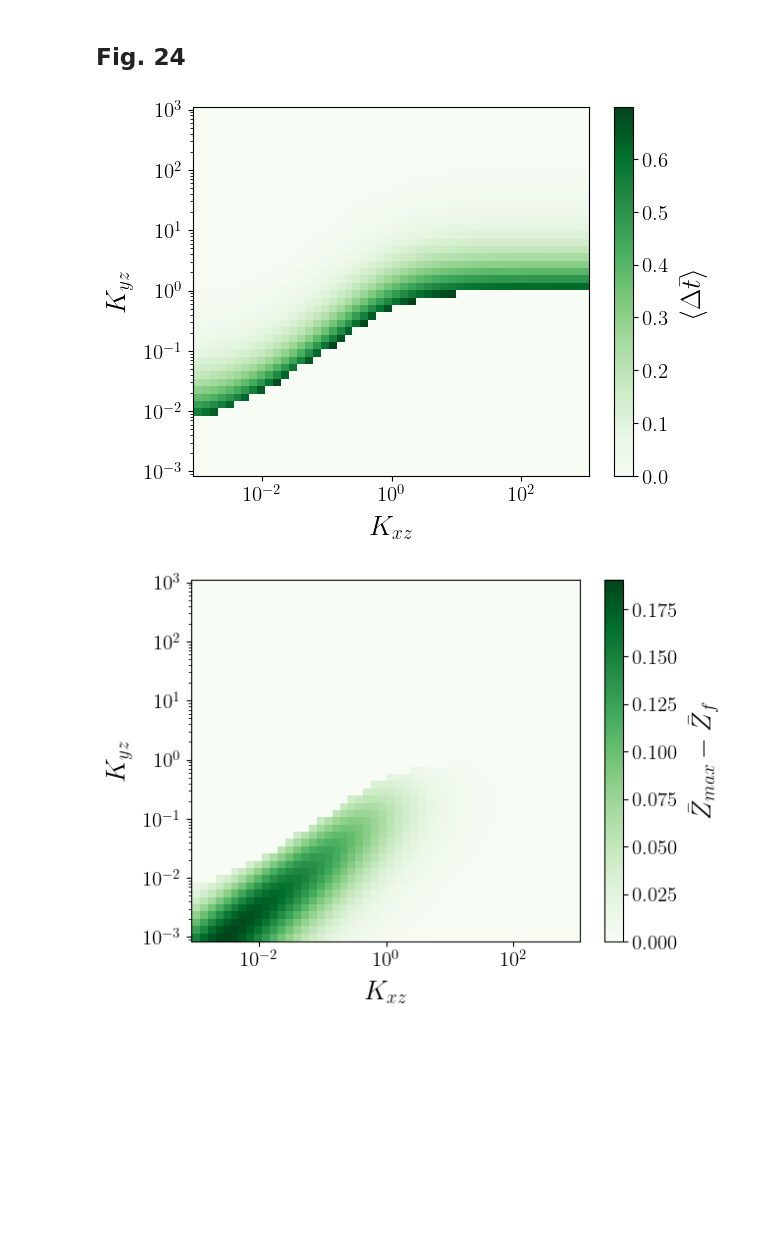
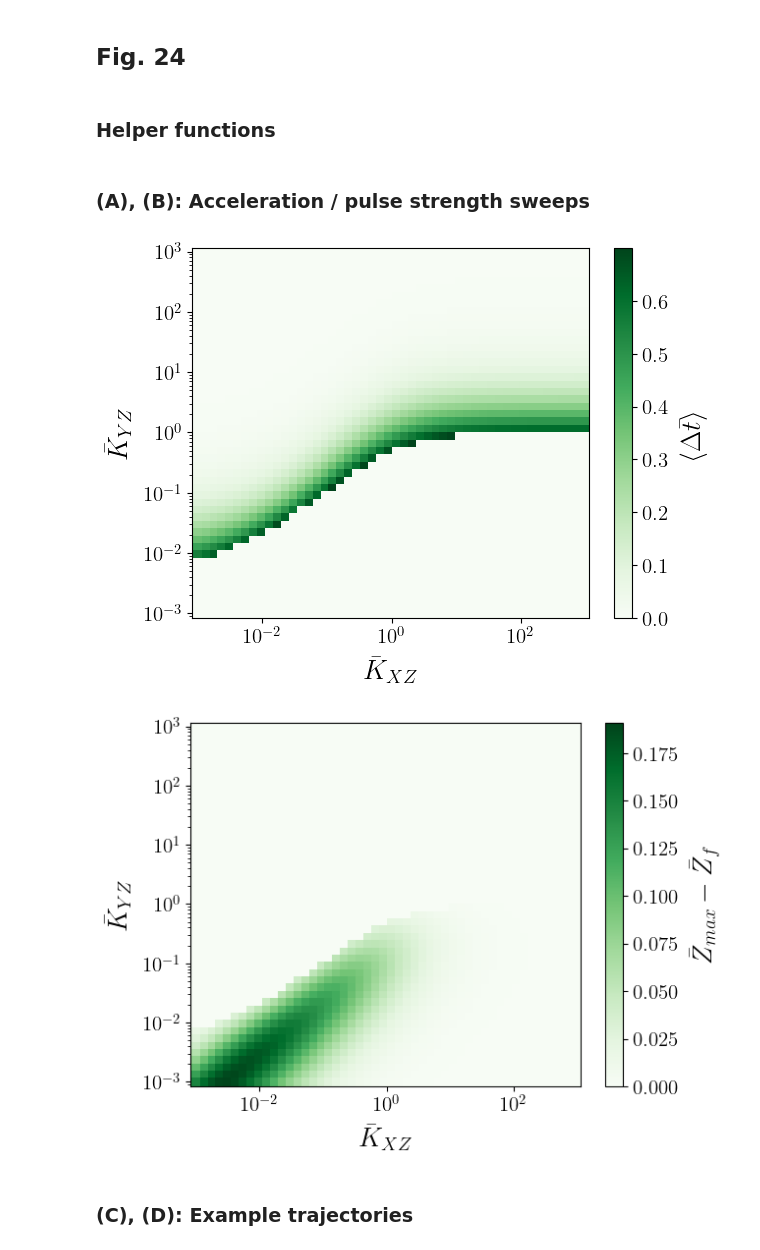
Before and after one commit to RPGroup-PBoC/2025_inducers, a Jupyter notebook: feedforward/feedForwardLoop.ipynb, the cells around one changed output. Cells and saved outputs as stored; diff of their text form; code cells hidden in the pictures; blank space fills up the shorter version.

```diff
--- a/feedforward/feedForwardLoop.ipynb
+++ b/feedforward/feedForwardLoop.ipynb
@@ -438,2 +478,4 @@ integral_dynamic_curve(rys, rzs, w, Ks)
 # %% [markdown]
 ## Fig. 24
+# %% [markdown]
+### Helper functions
@@ -440,6 +705,8 @@ integral_dynamic_curve(rys, rzs, w, Ks)
+# %% [markdown]
+### (A), (B): Acceleration / pulse strength sweeps
 # %%
-# Pulse for ON step
-
+# pulse for ON step
+# define system parameters
 nstep = 3*10**4
 delt = 10**(-3)
 
@@ -449,7 +716,7 @@ rys = [0, 2]
 rzs = [0, 2, 0]
 w = 0
 
-length = 50
+length = 200
 plow = pAct(10**(-4))
 phigh = pAct(10**(-7))
 
@@ -465,49 +732,56 @@ Ks = [KXY, KX, KY]
 
 Xs = np.full_like(KX, 1)
 
+# compute initial and final steady states
 [_, lowY, lowZ] = steadyStateFeedForwardIncoh(Xs, rys, rzs, w, plow, phigh, Ks)
 [_, highY, highZ] = steadyStateFeedForwardIncoh(Xs, rys, rzs, w, phigh, phigh, Ks)
 
-# numerics
+# maximal Z concentration reached by a trajectory
 max_Z = np.zeros_like(KX)
 
 for i in range(length):
     for j in range(length):
+        # find maximal Z concentration given (KXZ, KYZ)
         diff = diff_func_incoh(ts, rzs, w, phigh*X/KX[i, j], (lowY[i, j] - highY[i, j])/KY[i, j], highY[i, j]/KY[i, j])
         max_Z[i, j] = np.max(diff + lowZ[i, j]*np.exp(-ts) + highZ[i, j]*(1 - np.exp(-ts)))
 
+# height of pulse
 pulse_val = (max_Z - highZ)
-
-# analytics
+# Delta Z
 Zdiff = highZ - lowZ
+# area between curves
 delta_mag = int_delta_incoh(rzs, w, phigh*X/KX, (lowY - highY)/KY, highY/KY)
-
+# set relative threshold
 threshold = 0.05
 
+# only consider time acceleration for the non strong pulses
 time_acceleration = delta_mag/Zdiff
 time_acceleration[pulse_val > threshold*Zdiff] = 0
 
 fig, ax = plt.subplots()
 im = ax.pcolormesh(KX, KY, time_acceleration, cmap="Greens", rasterized = True)
 ax.set_xscale("log")
 ax.set_yscale("log")
-ax.set_xlabel(r"$K_{xz}$")
-ax.set_ylabel(r"$K_{yz}$")
+ax.set_xlabel(r"$\bar{K}_{XZ}$")
+ax.set_ylabel(r"$\bar{K}_{YZ}$")
 cbar = plt.colorbar(im)
 cbar.set_label(r"$\langle\Delta\bar{t} \rangle$")
 plt.show()
 
+# only consider pulse values for the strong pulses
 pulse_val[pulse_val < threshold*Zdiff] = 0
 
 fig, ax = plt.subplots()
 im = ax.pcolormesh(KX, KY, pulse_val, cmap="Greens", rasterized = True)
 ax.set_xscale("log")
 ax.set_yscale("log")
-ax.set_xlabel(r"$K_{xz}$")
-ax.set_ylabel(r"$K_{yz}$")
+ax.set_xlabel(r"$\bar{K}_{XZ}$")
+ax.set_ylabel(r"$\bar{K}_{YZ}$")
 cbar = plt.colorbar(im)
 cbar.set_label(r"$\bar{Z}_{max} - \bar{Z}_f$")
 plt.show()
 # %% [output]
-[figure, old version]
+[figure, new version]
-[figure, old version]
+[figure, new version]
+# %% [markdown]
+### (C), (D): Example trajectories
```
Also changed, not shown: parts of 47 cells of this notebook, 1 other file.
